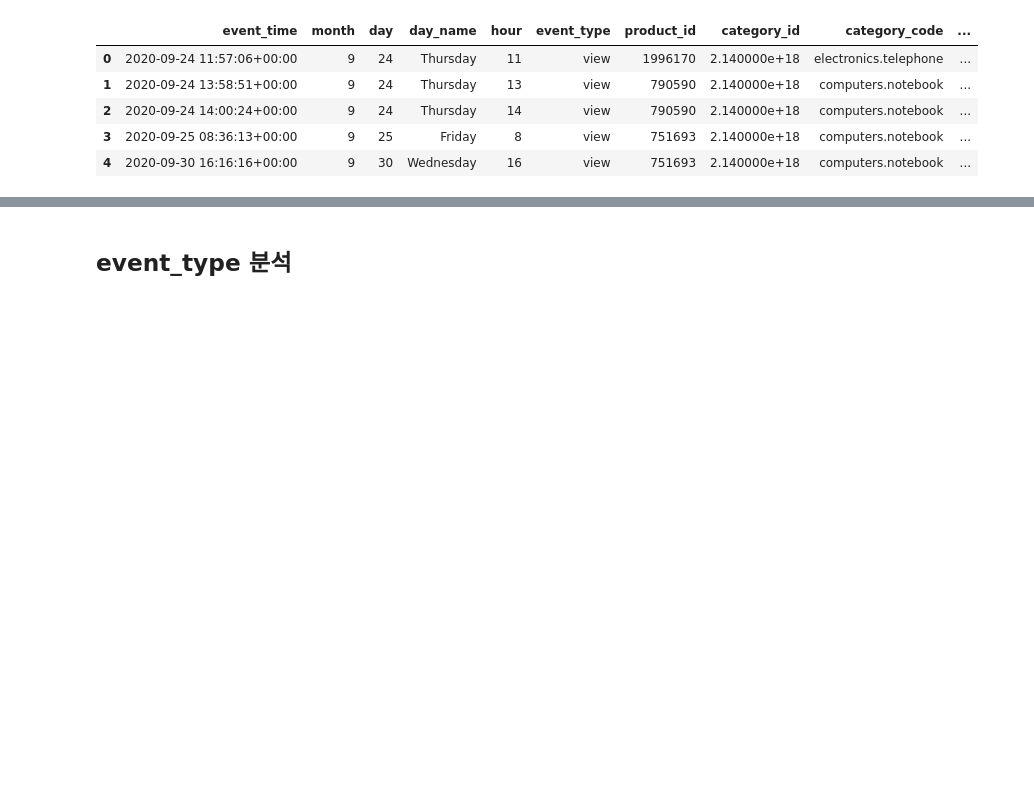
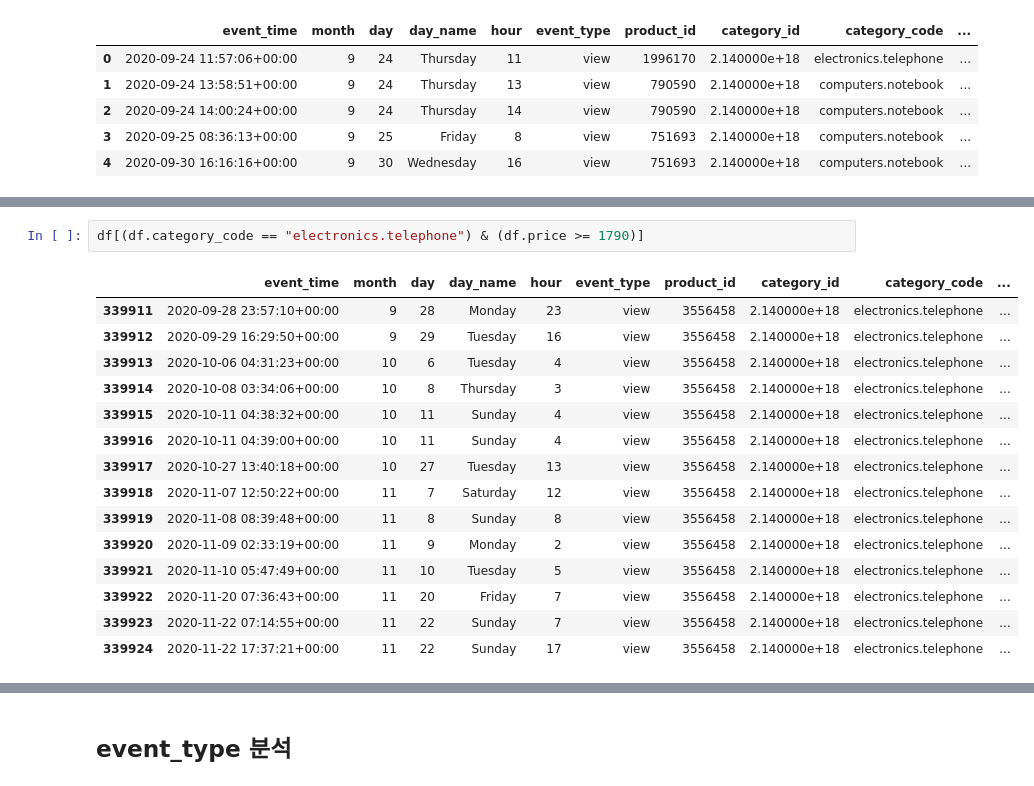
Before and after one commit to wjco/DAStudy-sat, a Jupyter notebook: Tek/multi_category_online_store_funnel/multi_category_online_store_eda.ipynb, the cells around one changed output, grey strips where cells are left out. Saved outputs shown, nothing was run; the diff lists cells and outputs as text; blank space fills up the shorter version.

```diff
--- a/Tek/multi_category_online_store_funnel/multi_category_online_store_eda.ipynb
+++ b/Tek/multi_category_online_store_funnel/multi_category_online_store_eda.ipynb
@@ -79,0 +128,18 @@ Name: 4653, dtype: object
+# %%
+df[(df.category_code == "electronics.telephone") & (df.price >= 1790)]
+# %% [output]
+|  | event_time | month | day | day_name | hour | event_type | product_id | category_id | category_code | ... |
+| 339911 | 2020-09-28 23:57:10+00:00 | 9 | 28 | Monday | 23 | view | 3556458 | 2.140000e+18 | electronics.telephone | ... |
+| 339912 | 2020-09-29 16:29:50+00:00 | 9 | 29 | Tuesday | 16 | view | 3556458 | 2.140000e+18 | electronics.telephone | ... |
+| 339913 | 2020-10-06 04:31:23+00:00 | 10 | 6 | Tuesday | 4 | view | 3556458 | 2.140000e+18 | electronics.telephone | ... |
+| 339914 | 2020-10-08 03:34:06+00:00 | 10 | 8 | Thursday | 3 | view | 3556458 | 2.140000e+18 | electronics.telephone | ... |
+| 339915 | 2020-10-11 04:38:32+00:00 | 10 | 11 | Sunday | 4 | view | 3556458 | 2.140000e+18 | electronics.telephone | ... |
+| 339916 | 2020-10-11 04:39:00+00:00 | 10 | 11 | Sunday | 4 | view | 3556458 | 2.140000e+18 | electronics.telephone | ... |
+| 339917 | 2020-10-27 13:40:18+00:00 | 10 | 27 | Tuesday | 13 | view | 3556458 | 2.140000e+18 | electronics.telephone | ... |
+| 339918 | 2020-11-07 12:50:22+00:00 | 11 | 7 | Saturday | 12 | view | 3556458 | 2.140000e+18 | electronics.telephone | ... |
+| 339919 | 2020-11-08 08:39:48+00:00 | 11 | 8 | Sunday | 8 | view | 3556458 | 2.140000e+18 | electronics.telephone | ... |
+| 339920 | 2020-11-09 02:33:19+00:00 | 11 | 9 | Monday | 2 | view | 3556458 | 2.140000e+18 | electronics.telephone | ... |
+| 339921 | 2020-11-10 05:47:49+00:00 | 11 | 10 | Tuesday | 5 | view | 3556458 | 2.140000e+18 | electronics.telephone | ... |
+| 339922 | 2020-11-20 07:36:43+00:00 | 11 | 20 | Friday | 7 | view | 3556458 | 2.140000e+18 | electronics.telephone | ... |
+| 339923 | 2020-11-22 07:14:55+00:00 | 11 | 22 | Sunday | 7 | view | 3556458 | 2.140000e+18 | electronics.telephone | ... |
+| 339924 | 2020-11-22 17:37:21+00:00 | 11 | 22 | Sunday | 17 | view | 3556458 | 2.140000e+18 | electronics.telephone | ... |
```
Also changed, not shown: parts of 23 cells of this notebook.
